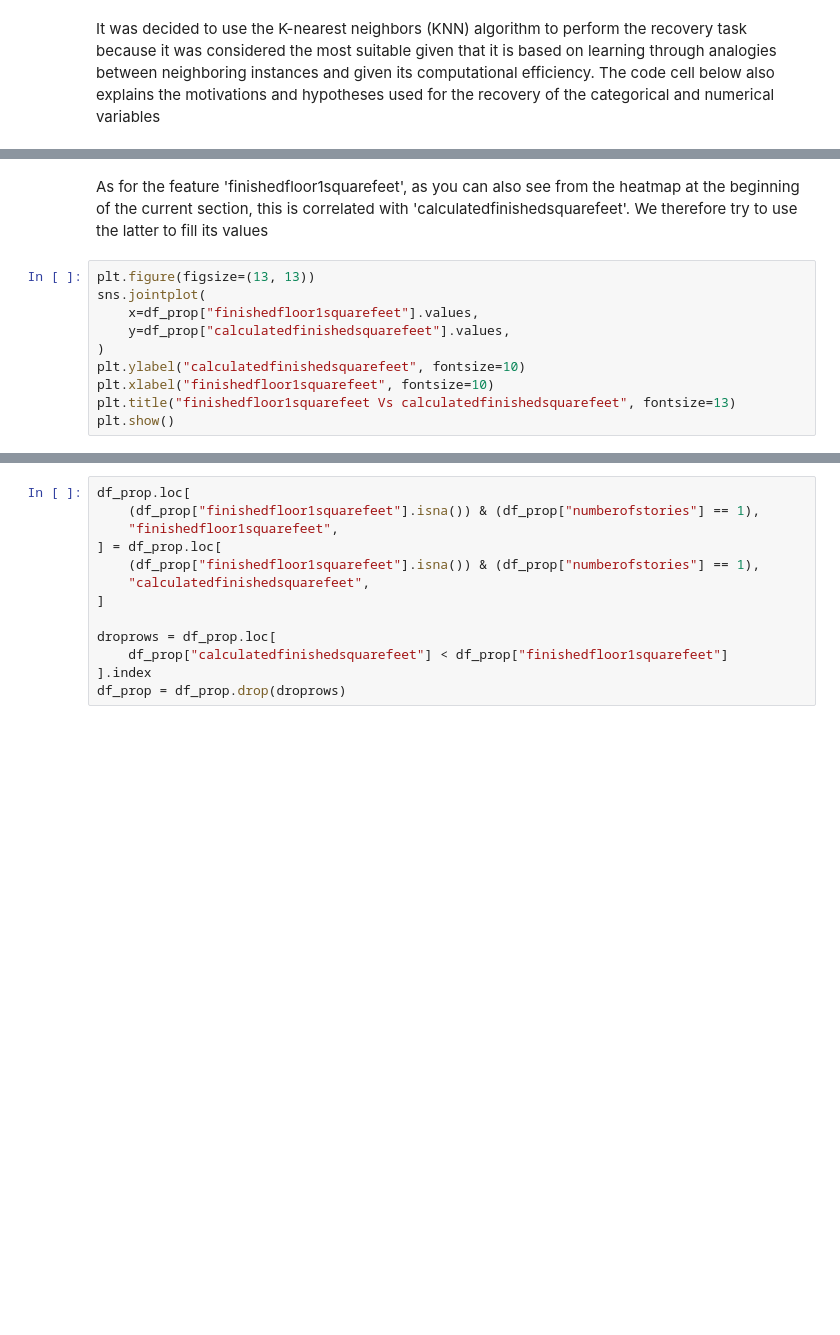
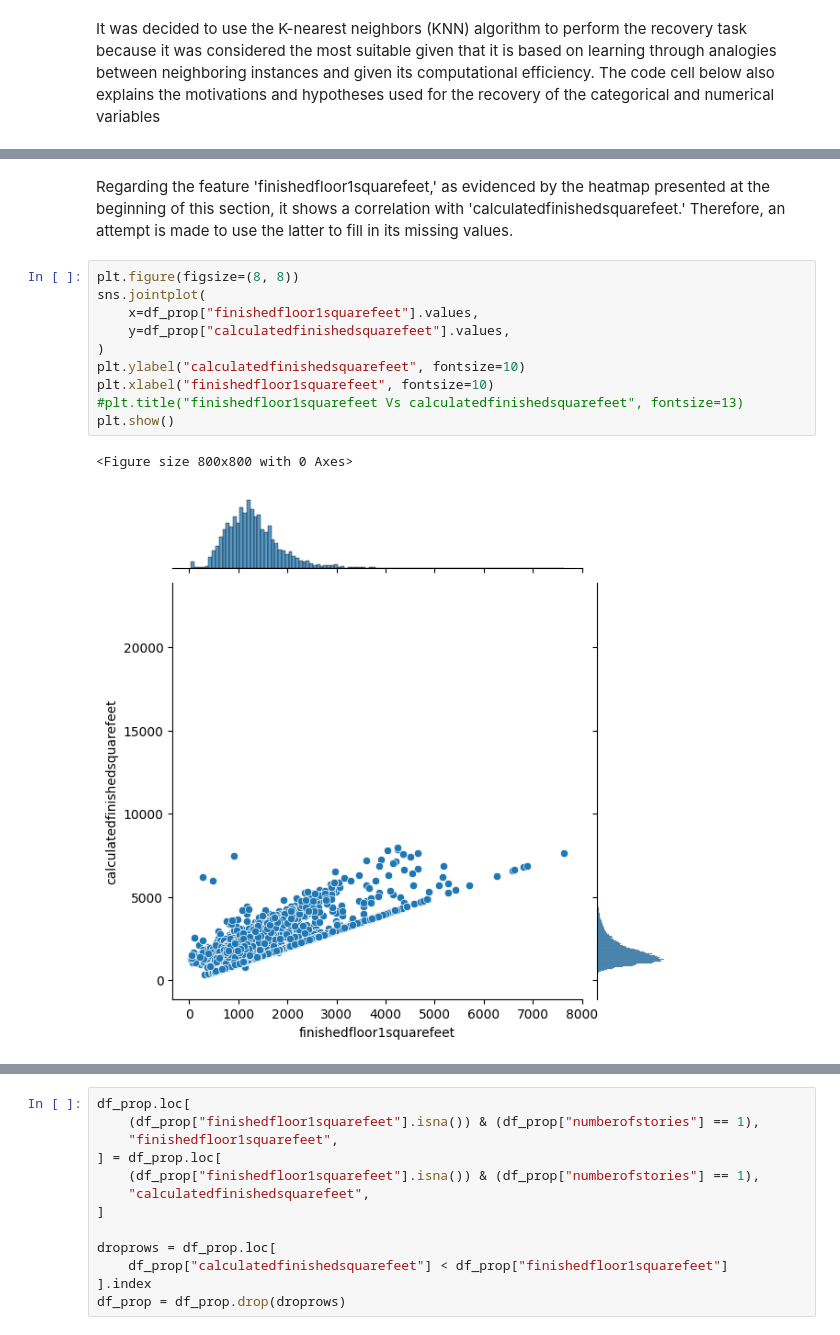
Before and after one commit to MrCosta57/zillow-prize-challenge, a Jupyter notebook: notebooks/analysis_en.ipynb, the cells around one changed output, grey strips where cells are left out. Drawn from its saved outputs; the diff is of its cells as text; blank space fills up the shorter version.

```diff
--- a/notebooks/analysis_en.ipynb
+++ b/notebooks/analysis_en.ipynb
@@ -432,13 +584,16 @@ warnings.simplefilter(action='default', category=UserWarning)
 # %% [markdown]
-As for the feature 'finishedfloor1squarefeet', as you can also see from the heatmap at the beginning of the current section, this is correlated with 'calculatedfinishedsquarefeet'. We therefore try to use the latter to fill its values
+Regarding the feature 'finishedfloor1squarefeet,' as evidenced by the heatmap presented at the beginning of this section, it shows a correlation with 'calculatedfinishedsquarefeet.' Therefore, an attempt is made to use the latter to fill in its missing values.
 # %%
-plt.figure(figsize=(13, 13))
+plt.figure(figsize=(8, 8))
 sns.jointplot(
     x=df_prop["finishedfloor1squarefeet"].values,
     y=df_prop["calculatedfinishedsquarefeet"].values,
 )
 plt.ylabel("calculatedfinishedsquarefeet", fontsize=10)
 plt.xlabel("finishedfloor1squarefeet", fontsize=10)
-plt.title("finishedfloor1squarefeet Vs calculatedfinishedsquarefeet", fontsize=13)
+#plt.title("finishedfloor1squarefeet Vs calculatedfinishedsquarefeet", fontsize=13)
 plt.show()
+# %% [output]
+<Figure size 800x800 with 0 Axes>
+[figure, added]
 # %% [markdown]
```
Also changed, not shown: parts of 106 cells of this notebook, 13 other files.
